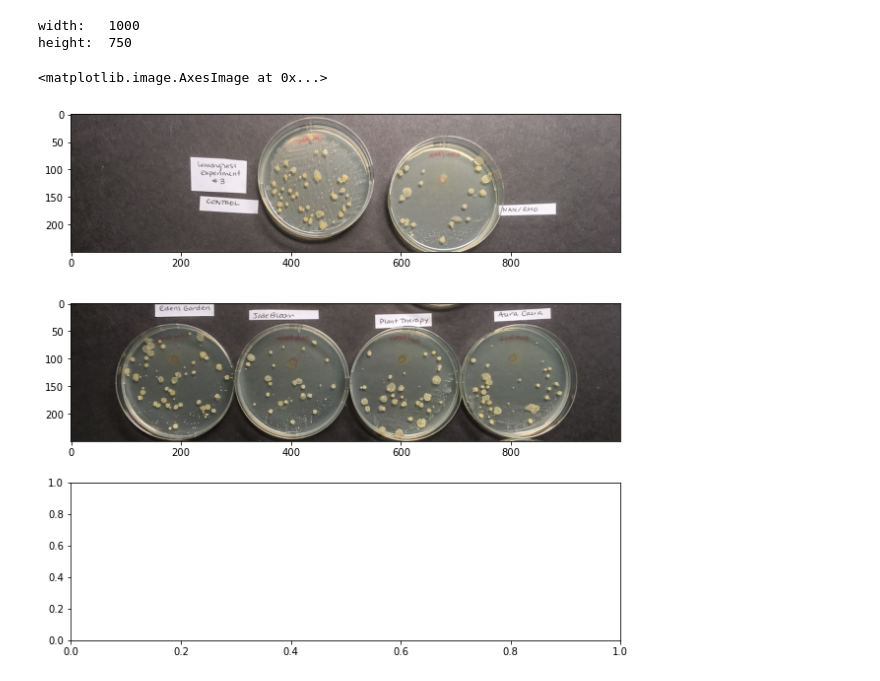
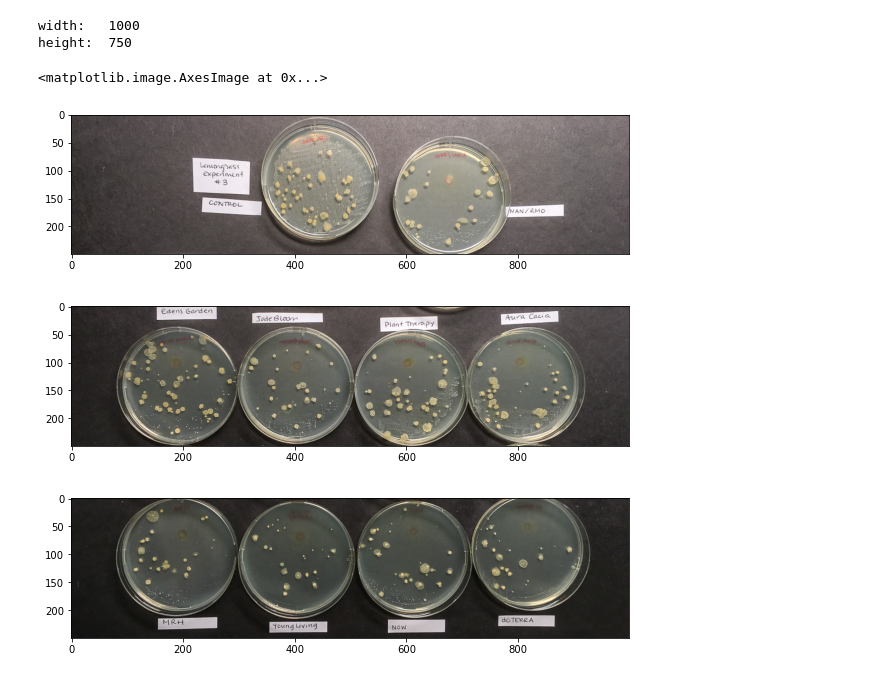
Before and after one commit to T-Wisse/Casimir-programming, a Jupyter notebook: current_S.ipynb, the cells around one changed output. Drawn from its saved outputs; the diff is of its cells as text; code cells hidden in the pictures.

```diff
--- a/current_S.ipynb
+++ b/current_S.ipynb
@@ -28,35 +28,43 @@ print('height: ', h)
 # Size of the image in pixels (size of orginal image)
 # (This is not mandatory)
 width, height = img.size
 
 # Setting the points for cropped image
 left = 0
 top = 0
 right = w
 bottom = h/3
 
-# Cropped image of above dimension
-# (It will not change orginal image)
+
 
 img_1 = img.crop((left, top, right, bottom))
 
 left = 0
 top = h/3
 right = w
 bottom = 2*h/3
 
-# Cropped image of above dimension
-# (It will not change orginal image)
+
 img_2 = img.crop((left, top, right, bottom))
+
+
+left = 0
+top = 2*h/3
+right = w
+bottom = h
+
+
+img_3 = img.crop((left, top, right, bottom))
 # Shows the image in image viewer
 #img1.show()
 
 fig, (ax1, ax2, ax3) = plt.subplots(3,1, figsize=(10, 10))
 
 ax1.imshow(img_1, cmap='gray')
 ax2.imshow(img_2, cmap='gray')
+ax3.imshow(img_3, cmap='gray')
 # %% [output]
 width:   1000
 height:  750
 <matplotlib.image.AxesImage at 0x...>
-[figure, old version]
+[figure, new version]
```
Also changed, not shown: parts of 1 cell of this notebook.
